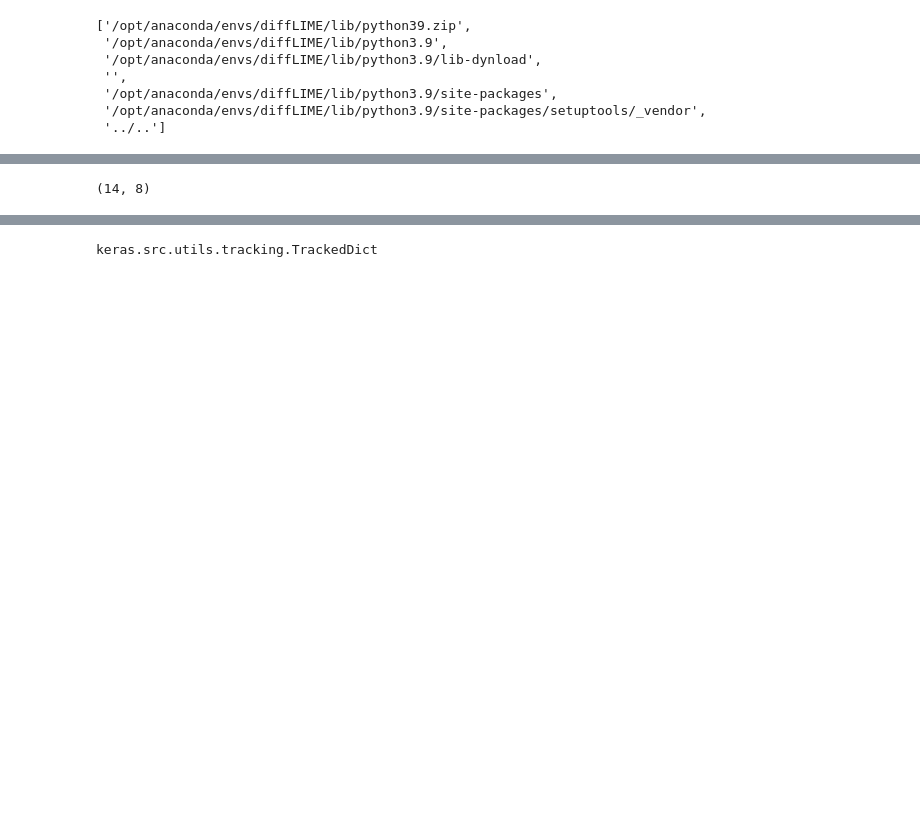
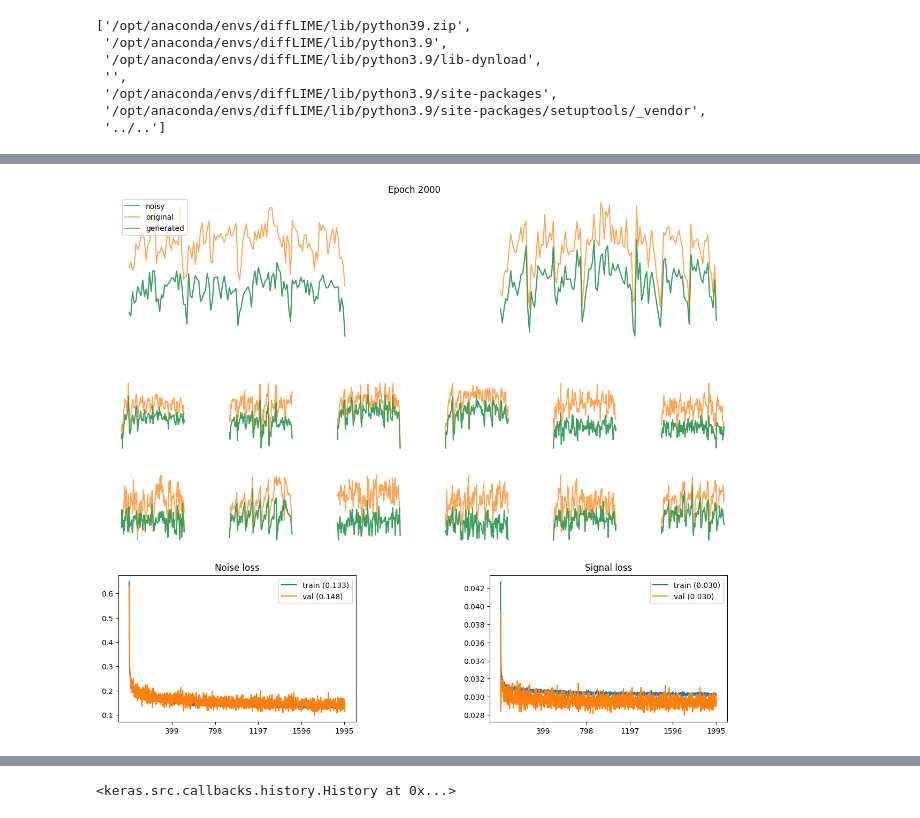
Before and after one commit to dasolma/diffLIME, a Jupyter notebook: src/phm_framework/notebooks/Train DPM.ipynb, the cells around one changed output, grey strips where cells are left out. Saved outputs shown, nothing was run; the diff lists cells and outputs as text; code cells hidden in the pictures; blank space fills up the shorter version.

```diff
--- a/src/phm_framework/notebooks/Train DPM.ipynb
+++ b/src/phm_framework/notebooks/Train DPM.ipynb
@@ -73,7 +85,3 @@ reload(synthetic)
-# %%
-M[plot_idxs].shape
-# %% [output]
-(14, 8)
 # %%
 from phm_framework.nets import dpm
 reload(dpm)
@@ -89,39 +97,46 @@ model = dpm.DiffusionModel(X.shape[1],
                      num_features=len(meta_att),
                      timesteps=20,
                      cond=True,
+                     envelopes=True,
                      feature_names=meta_att,
                      feature_loss_net=False,
                      feature_loss=False)
 
 
 
 model.compile(
     optimizer=tf.keras.optimizers.Adam(
         learning_rate=1e-5
     ),
     loss=tf.keras.losses.MeanAbsoluteError(),
     run_eagerly=False
 )
 
 es = tf.keras.callbacks.EarlyStopping(monitor='val_signal_loss', patience=8)
 
 plot_idxs = np.random.uniform(0, X.shape[0], 14).astype(int)
 
 def plotting(*args, **kwargs):
     return model.plot_images(np.expand_dims(X[plot_idxs], axis=-1),
-                           np.expand_dims(M[plot_idxs], axis=-1),
+                             np.moveaxis(E[plot_idxs], -1, -2),
+                             np.expand_dims(M[plot_idxs], axis=-1),
                            *args, **kwargs)
 
 pi = tf.keras.callbacks.LambdaCallback(on_epoch_end=plotting),
 
 
 model.fit(
-    (np.expand_dims(X, axis=-1), np.expand_dims(M, axis=-1)),
+    (np.expand_dims(X, axis=-1),
+     np.moveaxis(E, -1, -2),
+     np.expand_dims(M, axis=-1)),
     epochs=2000,
     batch_size=32,
     steps_per_epoch=100,
     verbose=2,
-    validation_data=(np.expand_dims(X, axis=-1)[:128], np.expand_dims(M, axis=-1)[:128]),
+    validation_data=(np.expand_dims(X, axis=-1)[:128],
+                     np.moveaxis(E[:128], -1, -2),
+                     np.expand_dims(M, axis=-1)[:128]),
     callbacks=[pi]
 )
 # %% [output]
+[figure, added]
@@ -129,4 +144 @@ Epoch 1/2000
+<keras.src.callbacks.history.History at 0x...>
-# %%
-type(model.internal_logs)
-# %% [output]
-keras.src.utils.tracking.TrackedDict
```
Also changed, not shown: parts of 27 cells of this notebook, 3 other files.
